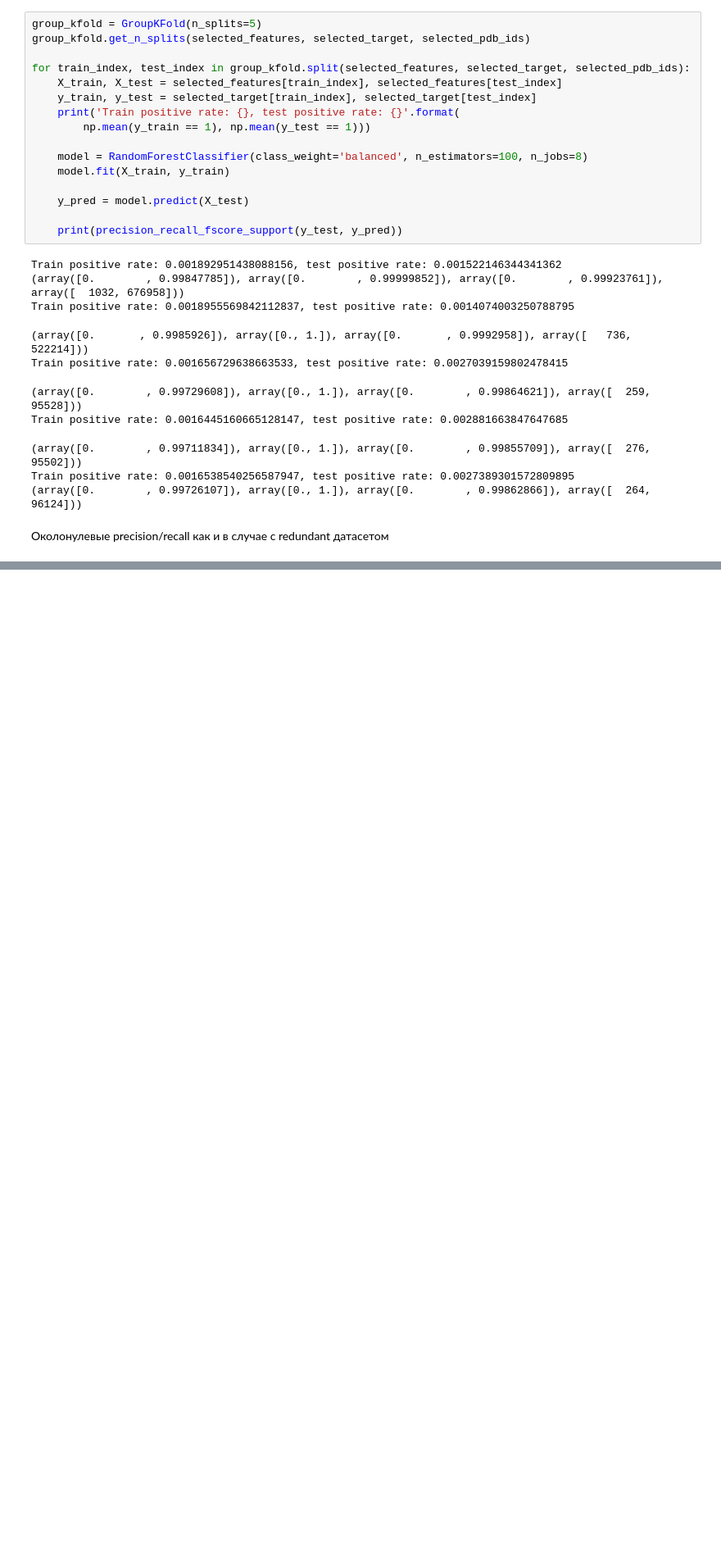
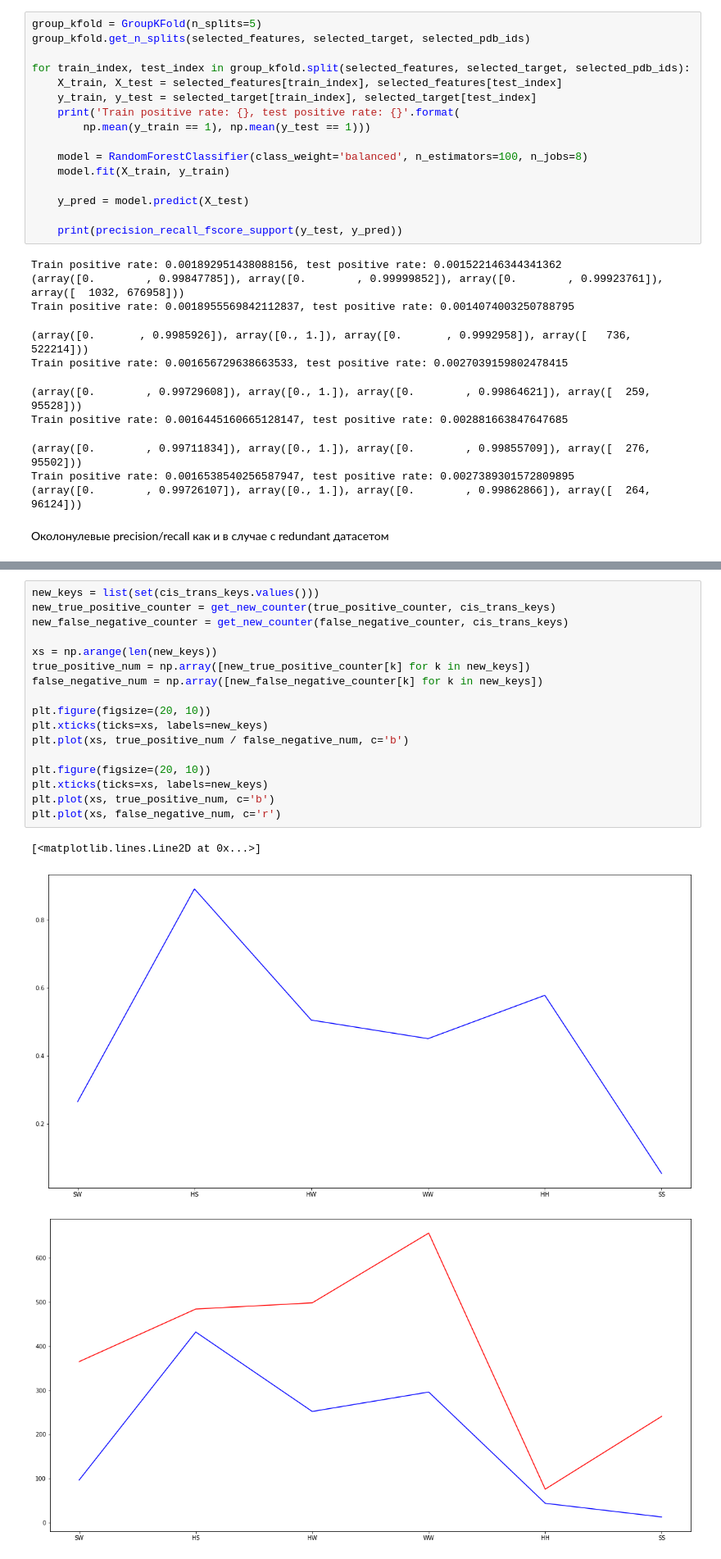
Before and after one commit to kokokostation/f723, a Jupyter notebook: notebooks/nonredundant.ipynb, the cells around one changed output, grey strips where cells are left out. Shown at 82% size. Saved outputs shown, nothing was run; the diff lists cells and outputs as text; blank space fills up the shorter version.

```diff
--- a/notebooks/nonredundant.ipynb
+++ b/notebooks/nonredundant.ipynb
@@ -242,0 +285,21 @@ Train positive rate: 0.0016538540256587947, test positive rate: 0.00273893015728
+# %%
+new_keys = list(set(cis_trans_keys.values()))
+new_true_positive_counter = get_new_counter(true_positive_counter, cis_trans_keys)
+new_false_negative_counter = get_new_counter(false_negative_counter, cis_trans_keys)
+
+xs = np.arange(len(new_keys))
+true_positive_num = np.array([new_true_positive_counter[k] for k in new_keys])
+false_negative_num = np.array([new_false_negative_counter[k] for k in new_keys])
+
+plt.figure(figsize=(20, 10))
+plt.xticks(ticks=xs, labels=new_keys)
+plt.plot(xs, true_positive_num / false_negative_num, c='b')
+
+plt.figure(figsize=(20, 10))
+plt.xticks(ticks=xs, labels=new_keys)
+plt.plot(xs, true_positive_num, c='b')
+plt.plot(xs, false_negative_num, c='r')
+# %% [output]
+[<matplotlib.lines.Line2D at 0x...>]
+[figure, added]
+[figure, added]
```
Also changed, not shown: parts of 6 cells of this notebook.
